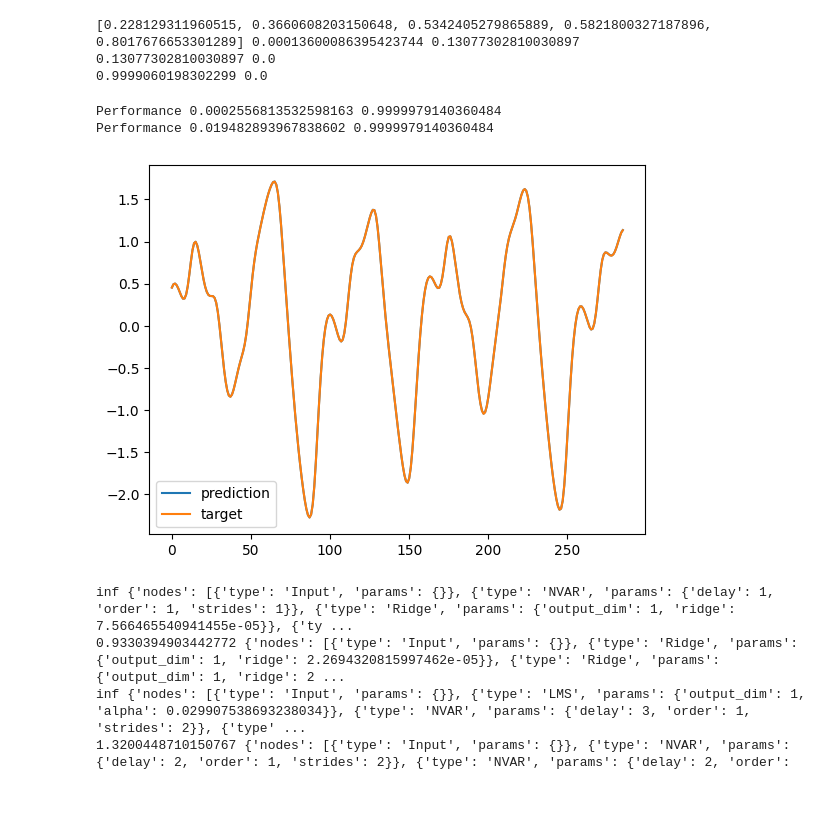
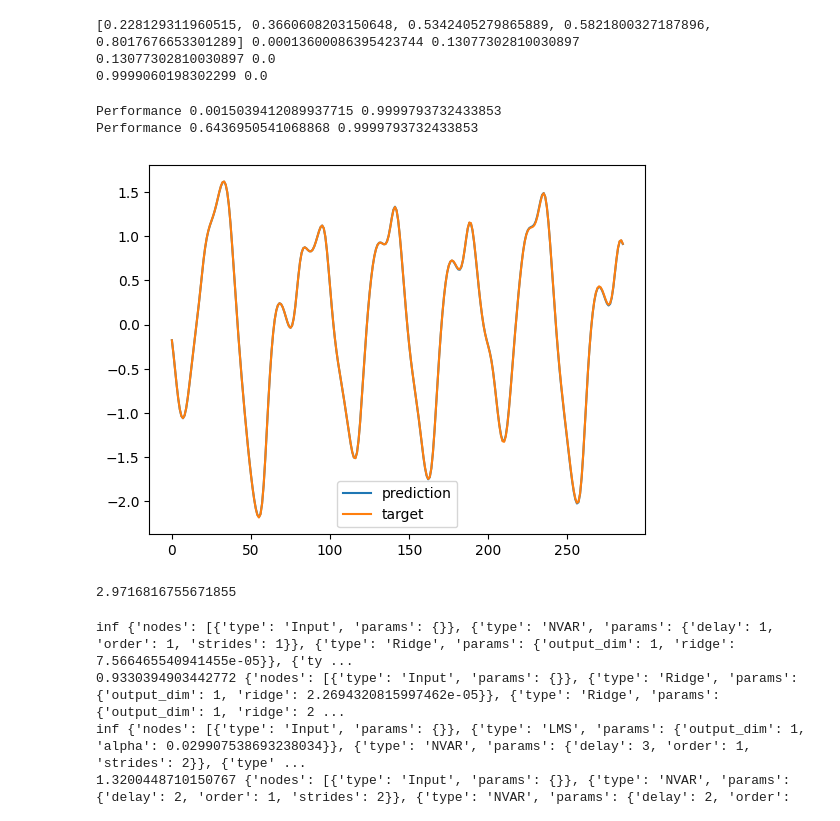
Before and after one commit to aloksGithub/ESN_research, a Jupyter notebook: experiments/NAS.ipynb, the cells around one changed output. Saved outputs shown, nothing was run; the diff lists cells and outputs as text; code cells hidden in the pictures.

```diff
--- a/experiments/NAS.ipynb
+++ b/experiments/NAS.ipynb
@@ -123,7 +121,7 @@ def getData():
     data = stats.zscore(data)
     data.shape
 
-    trainLen = 3080
+    trainLen = 1100
     valLen = 286
     testLen = 286
     train_in = data[0:trainLen]
@@ -142,7 +140,7 @@ gaParams = {
     "populationSize": 15,
     "eliteSize": 1,
     "stagnationReset": 5,
-    "generations": 10,
+    "generations": 20,
     "minimizeFitness": True,
     "logModels": False,
     "seedModels": [
@@ -177,7 +175,7 @@ for i in range(1):
         error = nrmse(testY, pred[-len(testY):])
         valErrors.append(valError)
     bestPred = allPreds[valErrors.index(min(valErrors))]
-    print(performances[0:5], min(valErrors), nrmse(testY, bestPred[-len(testY):]))
+    print(performances[0:5], min(valErrors), nrmse(testY, bestPred[-len(testY):]), r_squared(testY, bestPred[-len(testY):]))
     if min(valErrors)>0.0003:
         continue
     nrmseErrors.append(nrmse(testY, bestPred[-len(testY):]))
@@ -189,29 +187,54 @@ print(np.array(r2Errors).mean(), np.array(r2Errors).std())
 [0.228129311960515, 0.3660608203150648, 0.5342405279865889, 0.5821800327187896, 0.8017676653301289] 0.00013600086395423744 0.13077302810030897
 0.13077302810030897 0.0
 0.9999060198302299 0.0
+# %%
+def getData():
+    data = np.load('../data/MG17.npy')
+    data = data.reshape((data.shape[0],1))
+    data = data[:3801,:]
+    from scipy import stats
+    data = stats.zscore(data)
+    data.shape
+
+    trainLen = 2000
+    valLen = 286
+    testLen = 286
+    train_in = data[0:trainLen]
+    train_out = data[0+1:trainLen+1]
+    val_in = data[trainLen:trainLen+valLen]
+    val_out = data[trainLen+1:trainLen+valLen+1]
+    test_in = data[trainLen+valLen:trainLen+valLen+testLen]
+    test_out = data[trainLen+valLen+1:trainLen+valLen+testLen+1]
+    return train_in, train_out, val_in, val_out, test_in, test_out
+
+trainX, trainY, valX, valY, testX, testY = getData()
 # %%
-model = NAS.NAS.constructModel(architectures[0])
+model = NAS.NAS.constructModel({'nodes': [{'type': 'Input', 'params': {}}, {'type': 'NVAR', 'params': {'delay': 4, 'order': 2, 'strides': 1}}, {'type': 'Reservoir', 'params': {'units': 649, 'lr': 0.5975855910585006, 'sr': 1.289221609815766, 'input_connectivity': 0.40010488298206637, 'rc_connectivity': 0.4090786446967834, 'fb_connectivity': 0.09404210228238652}}, {'type': 'NVAR', 'params': {'delay': 4, 'order': 2, 'strides': 2}}, {'type': 'IPReservoir', 'params': {'units': 234, 'lr': 0.9203822465220324, 'sr': 0.5177516030001565, 'mu': 0.0661244738966123, 'sigma': 1.4035618806583001, 'learning_rate': 0.00327840184422856, 'input_connectivity': 0.14644358488436113, 'rc_connectivity': 0.3713680820702342, 'fb_connectivity': 0.273826121341471}}, {'type': 'NVAR', 'params': {'delay': 4, 'order': 2, 'strides': 2}}, {'type': 'Ridge', 'params': {'output_dim': 1, 'ridge': 6.045376465443952e-05}}], 'edges': [[0, 1], [0, 2], [0, 3], [1, 4], [3, 5], [2, 6], [4, 6], [5, 6]]})
 model = NAS.NAS.trainModel(model, np.concatenate([trainX, valX[:-20]]), np.concatenate([trainY, valY[:-20]]))
 # NAS.NAS.runModel(model, valX)
 prevOutput = valX[-20]
 preds = []
 for j in range(20+len(testX)):
     pred = NAS.NAS.runModel(model, prevOutput)
     prevOutput = pred
     preds.append(pred[0])
 preds = np.array(preds)
-print("Performance", nrmse(valY[-20:], preds[:20]), r2_score(testY, preds[-len(testY):]))
-print("Performance", nrmse(testY, preds[-len(testY):]), r2_score(testY, preds[-len(testY):]))
+print("Performance", nrmse(valY[-20:], preds[:20]), r_squared(testY, preds[-len(testY):]))
+print("Performance", nrmse(testY, preds[-len(testY):]), r_squared(testY, preds[-len(testY):]))
 
 plt.plot(preds[20:], label='prediction')  # Plot the second array
 plt.plot(testY, label='target')  # Plot the second array
 plt.legend()  # Display the labels in the legend
 
 plt.show()
 # %% [output]
-Performance 0.0002556813532598163 0.9999979140360484
-Performance 0.019482893967838602 0.9999979140360484
+Performance 0.0015039412089937715 0.9999793732433853
+Performance 0.6436950541068868 0.9999793732433853
-[figure, old version]
+[figure, new version]
+# %%
+nrmse(testY, preds[-len(testY):])
+# %% [output]
+2.9716816755671855
 # %%
 # https://www.sciencedirect.com/science/article/pii/S0925231222014291
 # Parameterizing echo state networks for multi-step time series prediction
```
Also changed, not shown: parts of 3 cells of this notebook, 2 other files.
